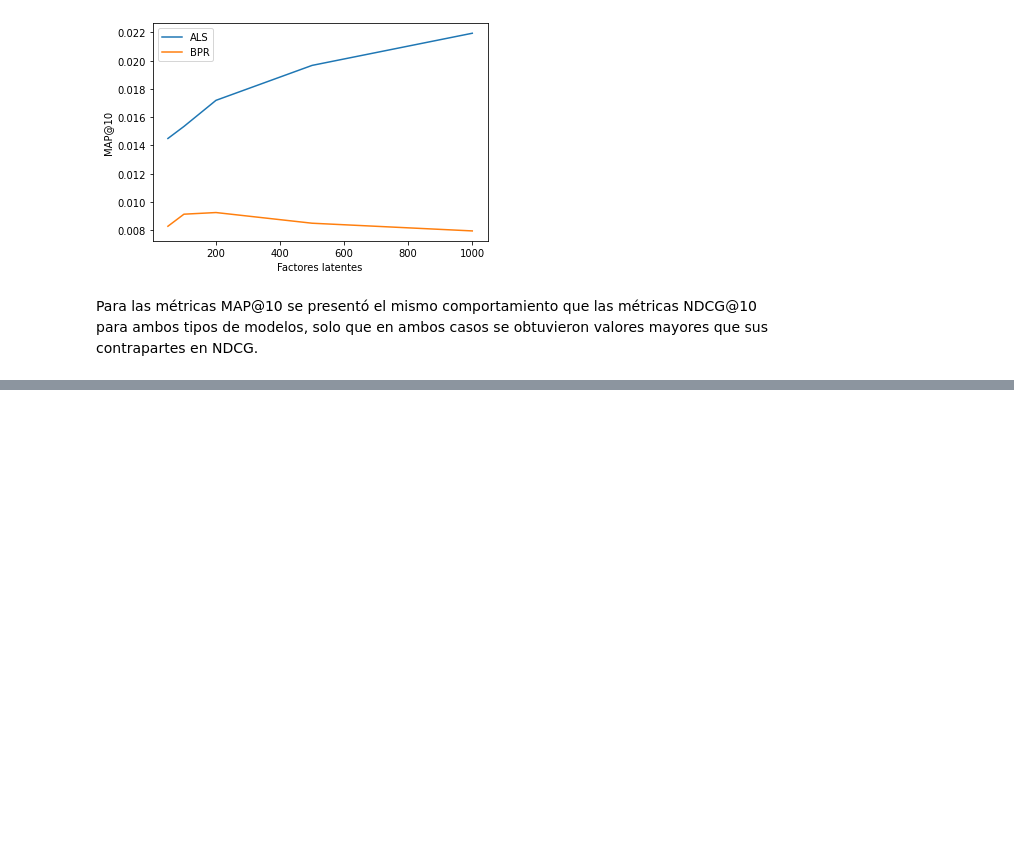
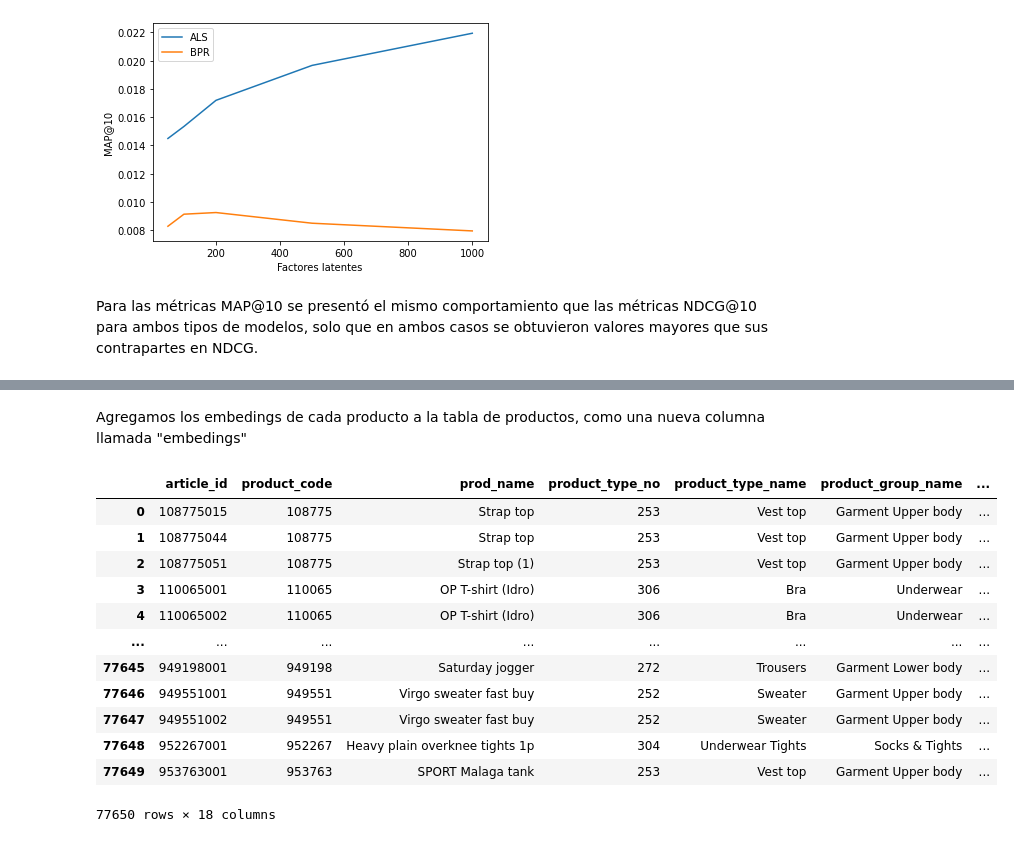
Before and after one commit to sebac820/tarea-1-recsys, a Jupyter notebook: Tarea.ipynb, the cells around one changed output, grey strips where cells are left out. Saved outputs shown, nothing was run; the diff lists cells and outputs as text; code cells hidden in the pictures; blank space fills up the shorter version.

```diff
--- a/Tarea.ipynb
+++ b/Tarea.ipynb
@@ -631,0 +615,3 @@ Para las métricas MAP@10 se presentó el mismo comportamiento que las métricas
+# %%
+import tensorflow_hub as hub
+embed = hub.load("https://tfhub.dev/google/universal-sentence-encoder/4")
@@ -631,0 +620,3 @@ Para las métricas MAP@10 se presentó el mismo comportamiento que las métricas
+# %%
+embeded_desc = np.array([embed([str(desc)])[0] for desc in productos["detail_desc"]])
+embeded_desc
@@ -631,0 +643,2 @@ Para las métricas MAP@10 se presentó el mismo comportamiento que las métricas
+# %%
+pca20_embeded_desc = PCA(n_components=20).fit_transform(embeded_desc)
@@ -631,0 +661,22 @@ Para las métricas MAP@10 se presentó el mismo comportamiento que las métricas
+# %% [markdown]
+Agregamos los embedings de cada producto a la tabla de productos, como una nueva columna llamada "embedings"
+# %%
+productos_con_embedings = productos
+productos_con_embedings["embedings"] = ""
+for i, embeding in enumerate(pca20_embeded_desc):
+  productos_con_embedings.at[i, 'embedings'] = embeding
+productos_con_embedings
+# %% [output]
+|  | article_id | product_code | prod_name | product_type_no | product_type_name | product_group_name | ... |
+| 0 | 108775015 | 108775 | Strap top | 253 | Vest top | Garment Upper body | ... |
+| 1 | 108775044 | 108775 | Strap top | 253 | Vest top | Garment Upper body | ... |
+| 2 | 108775051 | 108775 | Strap top (1) | 253 | Vest top | Garment Upper body | ... |
+| 3 | 110065001 | 110065 | OP T-shirt (Idro) | 306 | Bra | Underwear | ... |
+| 4 | 110065002 | 110065 | OP T-shirt (Idro) | 306 | Bra | Underwear | ... |
+| ... | ... | ... | ... | ... | ... | ... | ... |
+| 77645 | 949198001 | 949198 | Saturday jogger | 272 | Trousers | Garment Lower body | ... |
+| 77646 | 949551001 | 949551 | Virgo sweater fast buy | 252 | Sweater | Garment Upper body | ... |
+| 77647 | 949551002 | 949551 | Virgo sweater fast buy | 252 | Sweater | Garment Upper body | ... |
+| 77648 | 952267001 | 952267 | Heavy plain overknee tights 1p | 304 | Underwear Tights | Socks & Tights | ... |
+| 77649 | 953763001 | 953763 | SPORT Malaga tank | 253 | Vest top | Garment Upper body | ... |
+77650 rows × 18 columns
```
Also changed, not shown: parts of 41 cells of this notebook.
